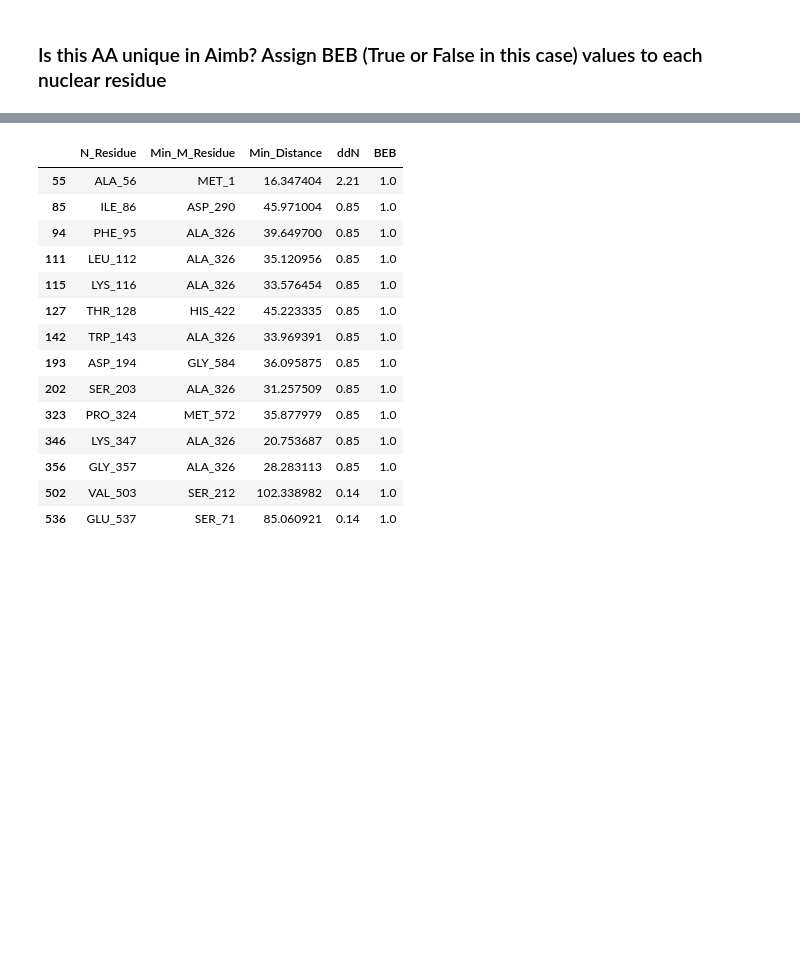
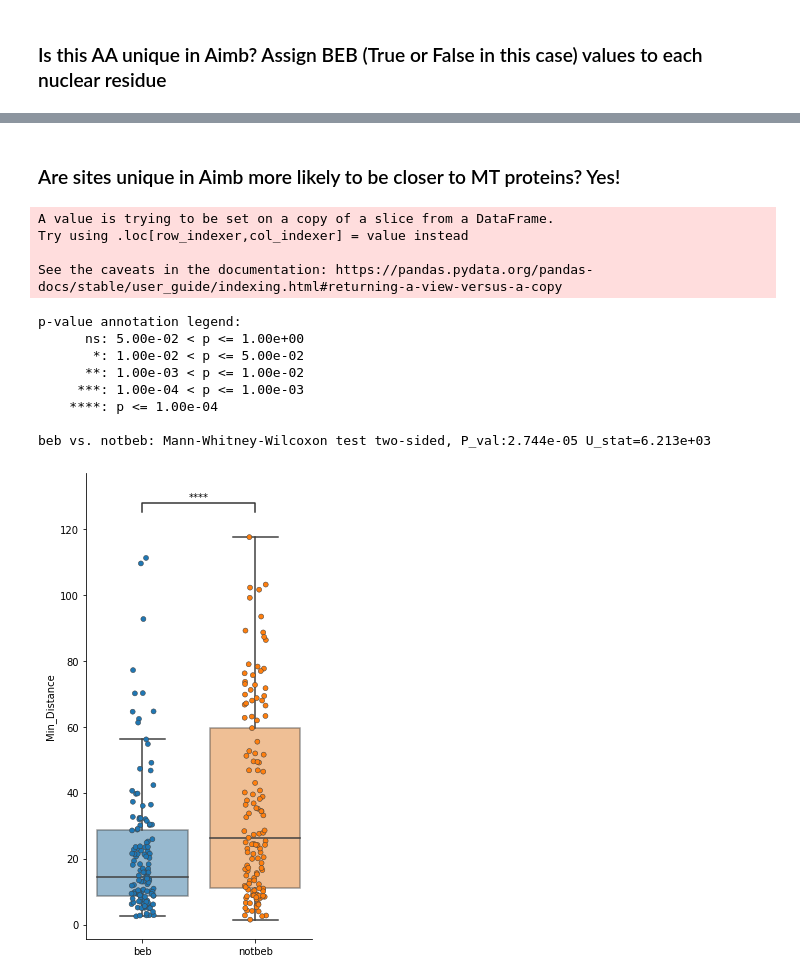
Before and after one commit to osipovarev/Brood_parasites_analysis, a Jupyter notebook: NAD_complex_analysis.ipynb, the cells around one changed output, grey strips where cells are left out. Drawn from its saved outputs; the diff is of its cells as text; code cells hidden in the pictures; blank space fills up the shorter version.

Commit message:
backed up changes from Sat Oct 12 12:19:35 EDT 2024 in the project /Users/osipova/Documents/LabDocs/Brood_parasites_analysis

```diff
--- a/NAD_complex_analysis.ipynb
+++ b/NAD_complex_analysis.ipynb
@@ -171,18 +171,41 @@ fig.tight_layout()
-# %%
-min_values_df[min_values_df['BEB']!=0]
-# %% [output]
-|  | N_Residue | Min_M_Residue | Min_Distance | ddN | BEB |
-| 55 | ALA_56 | MET_1 | 16.347404 | 2.21 | 1.0 |
-| 85 | ILE_86 | ASP_290 | 45.971004 | 0.85 | 1.0 |
-| 94 | PHE_95 | ALA_326 | 39.649700 | 0.85 | 1.0 |
-| 111 | LEU_112 | ALA_326 | 35.120956 | 0.85 | 1.0 |
-| 115 | LYS_116 | ALA_326 | 33.576454 | 0.85 | 1.0 |
-| 127 | THR_128 | HIS_422 | 45.223335 | 0.85 | 1.0 |
-| 142 | TRP_143 | ALA_326 | 33.969391 | 0.85 | 1.0 |
-| 193 | ASP_194 | GLY_584 | 36.095875 | 0.85 | 1.0 |
-| 202 | SER_203 | ALA_326 | 31.257509 | 0.85 | 1.0 |
-| 323 | PRO_324 | MET_572 | 35.877979 | 0.85 | 1.0 |
-| 346 | LYS_347 | ALA_326 | 20.753687 | 0.85 | 1.0 |
-| 356 | GLY_357 | ALA_326 | 28.283113 | 0.85 | 1.0 |
-| 502 | VAL_503 | SER_212 | 102.338982 | 0.14 | 1.0 |
-| 536 | GLU_537 | SER_71 | 85.060921 | 0.14 | 1.0 |
+# %% [markdown]
+### Are sites unique in Aimb more likely to be closer to MT proteins? Yes!
+# %%
+# Get Aimb unique sites and sample the same number of sites from the control (nonunique) sites
+beb = min_values_df[min_values_df['BEB'] != 0]
+notbeb = min_values_df[min_values_df['BEB'] == 0].sample(n=len(beb))
+
+# Label dataframes and concatenate
+beb['selection'] = ['beb']*len(beb)
+notbeb['selection'] = ['notbeb']*len(beb)
+beb_df = pd.concat([beb, notbeb])
+# %% [output]
+A value is trying to be set on a copy of a slice from a DataFrame.
+Try using .loc[row_indexer,col_indexer] = value instead
+
+See the caveats in the documentation: https://pandas.pydata.org/pandas-docs/stable/user_guide/indexing.html#returning-a-view-versus-a-copy
+# %%
+# Plot comparison unique sites vs control
+fig, axes = plt.subplots(figsize=(4, 7))
+
+sns.boxplot(data=beb_df, y='Min_Distance', x='selection', showfliers=False, boxprops=dict(alpha=0.5))
+sns.stripplot(data=beb_df, y='Min_Distance', x='selection', linewidth=0.5)
+axes.set_xlabel('')
+
+pairs = [('beb', 'notbeb')]
+annotator = Annotator(axes, pairs, data=beb_df, x='selection', y='Min_Distance')
+annotator.configure(test='Mann-Whitney', text_format='star')
+annotator.apply_and_annotate()
+
+sns.despine(fig=None, ax=None, left=False, bottom=False, offset=None, trim=False)
+fig.tight_layout()
+# %% [output]
+p-value annotation legend:
+      ns: 5.00e-02 < p <= 1.00e+00
+       *: 1.00e-02 < p <= 5.00e-02
+      **: 1.00e-03 < p <= 1.00e-02
+     ***: 1.00e-04 < p <= 1.00e-03
+    ****: p <= 1.00e-04
+
+beb vs. notbeb: Mann-Whitney-Wilcoxon test two-sided, P_val:2.744e-05 U_stat=6.213e+03
+[figure, added]
```
Also changed, not shown: parts of 10 cells of this notebook.
